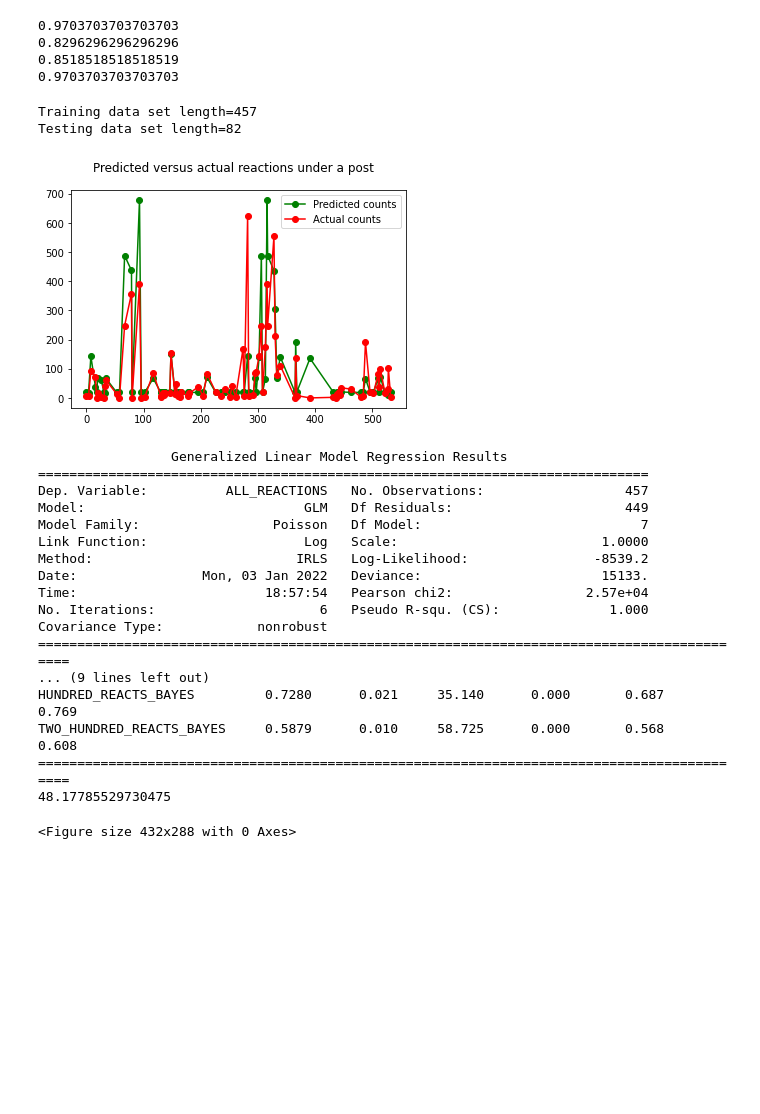
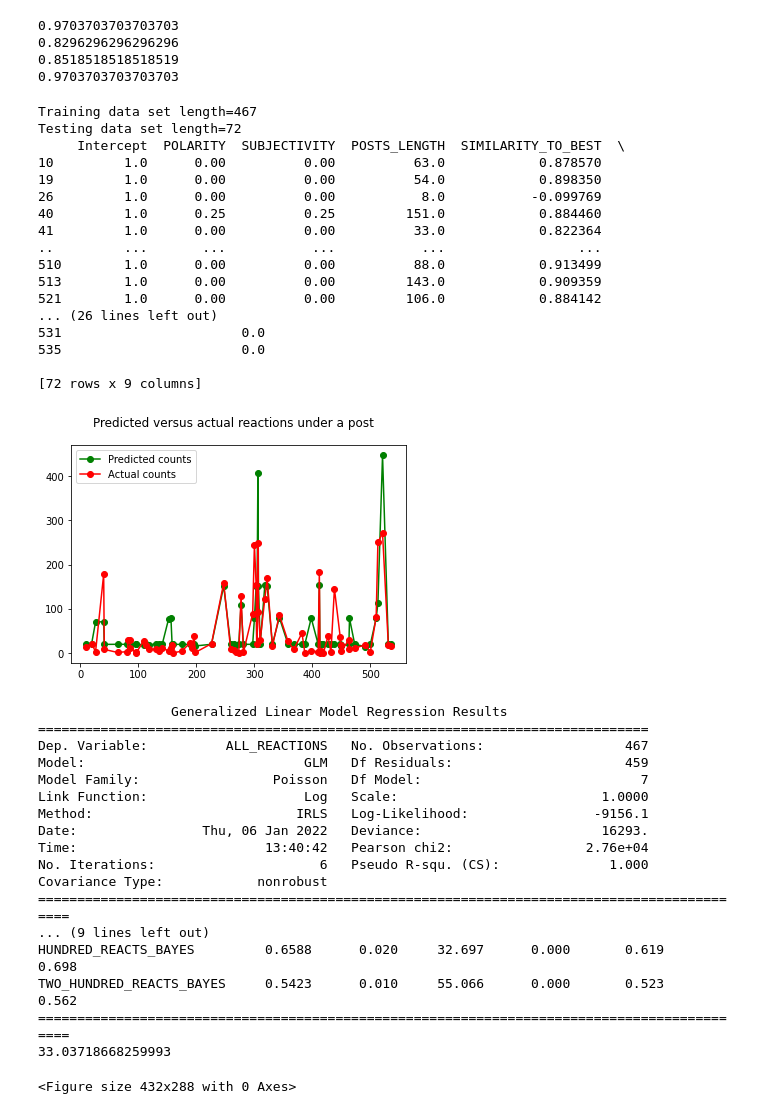
Before and after one commit to JakubSliwinski99/jsliwinski-praca-inz, a Jupyter notebook: create_df_facebook.ipynb, the cells around one changed output. Drawn from its saved outputs; the diff is of its cells as text; code cells hidden in the pictures; blank space fills up the shorter version.

```diff
--- a/create_df_facebook.ipynb
+++ b/create_df_facebook.ipynb
@@ -320,60 +320,76 @@ from patsy import dmatrices
 import numpy as np
 import statsmodels.api as sm
 import matplotlib.pyplot as plt
+
+df_facebook = pd.read_csv('data_facebook/facebook_data.csv')
 
 mask = np.random.rand(len(df_facebook)) < 0.85
 df_train = df_facebook[mask]
 df_test = df_facebook[~mask]
 print('Training data set length='+str(len(df_train)))
 print('Testing data set length='+str(len(df_test)))
 
 expr = """ALL_REACTIONS ~ POLARITY + SUBJECTIVITY + POSTS_LENGTH + SIMILARITY_TO_BEST + TWENTY_REACTS_BAYES + FIFTY_REACTS_BAYES + HUNDRED_REACTS_BAYES + TWO_HUNDRED_REACTS_BAYES"""
 
 y_train, X_train = dmatrices(expr, df_train, return_type='dataframe')
 y_test, X_test = dmatrices(expr, df_test, return_type='dataframe')
+print(X_test)
 
 poisson_training_results = sm.GLM(y_train, X_train, family=sm.families.Poisson()).fit()
 
 poisson_predictions = poisson_training_results.get_prediction(X_test)
 #summary_frame() returns a pandas DataFrame
 predictions_summary_frame = poisson_predictions.summary_frame()
 #print(predictions_summary_frame)
 
-add_value = lambda x: x
-
-predicted_counts=predictions_summary_frame['mean'].apply(add_value)
+predicted_counts=predictions_summary_frame['mean']
 actual_counts = y_test['ALL_REACTIONS']
 fig = plt.figure()
 fig.suptitle('Predicted versus actual reactions under a post')
 predicted, = plt.plot(X_test.index, predicted_counts, 'go-', label='Predicted counts')
 actual, = plt.plot(X_test.index, actual_counts, 'ro-', label='Actual counts')
 plt.legend(handles=[predicted, actual])
 plt.show()
 
 #Print the training summary.
 print(poisson_training_results.summary())
 print(mean_poisson_deviance(actual_counts, predicted_counts))
 # %% [output]
-Training data set length=457
-Testing data set length=82
+Training data set length=467
+Testing data set length=72
+     Intercept  POLARITY  SUBJECTIVITY  POSTS_LENGTH  SIMILARITY_TO_BEST  \
+10         1.0      0.00          0.00          63.0            0.878570
+19         1.0      0.00          0.00          54.0            0.898350
+26         1.0      0.00          0.00           8.0           -0.099769
+40         1.0      0.25          0.25         151.0            0.884460
+41         1.0      0.00          0.00          33.0            0.822364
+..         ...       ...           ...           ...                 ...
+510        1.0      0.00          0.00          88.0            0.913499
+513        1.0      0.00          0.00         143.0            0.909359
+521        1.0      0.00          0.00         106.0            0.884142
+... (26 lines left out)
+531                       0.0
+535                       0.0
+
+[72 rows x 9 columns]
-[figure, old version]
+[figure, new version]
                  Generalized Linear Model Regression Results
 ==============================================================================
-Dep. Variable:          ALL_REACTIONS   No. Observations:                  457
-Model:                            GLM   Df Residuals:                      449
+Dep. Variable:          ALL_REACTIONS   No. Observations:                  467
+Model:                            GLM   Df Residuals:                      459
 Model Family:                 Poisson   Df Model:                            7
 Link Function:                    Log   Scale:                          1.0000
-Method:                          IRLS   Log-Likelihood:                -8539.2
-Date:                Mon, 03 Jan 2022   Deviance:                       15133.
-Time:                        18:57:54   Pearson chi2:                 2.57e+04
+Method:                          IRLS   Log-Likelihood:                -9156.1
+Date:                Thu, 06 Jan 2022   Deviance:                       16293.
+Time:                        13:40:42   Pearson chi2:                 2.76e+04
 No. Iterations:                     6   Pseudo R-squ. (CS):              1.000
 Covariance Type:            nonrobust
 ============================================================================================
 ... (9 lines left out)
-HUNDRED_REACTS_BAYES         0.7280      0.021     35.140      0.000       0.687       0.769
-TWO_HUNDRED_REACTS_BAYES     0.5879      0.010     58.725      0.000       0.568       0.608
+HUNDRED_REACTS_BAYES         0.6588      0.020     32.697      0.000       0.619       0.698
+TWO_HUNDRED_REACTS_BAYES     0.5423      0.010     55.066      0.000       0.523       0.562
 ============================================================================================
-48.17785529730475
+33.03718668259993
 # %%
 plt.clf()
 fig = plt.figure()
```
Also changed, not shown: 9 other files.
